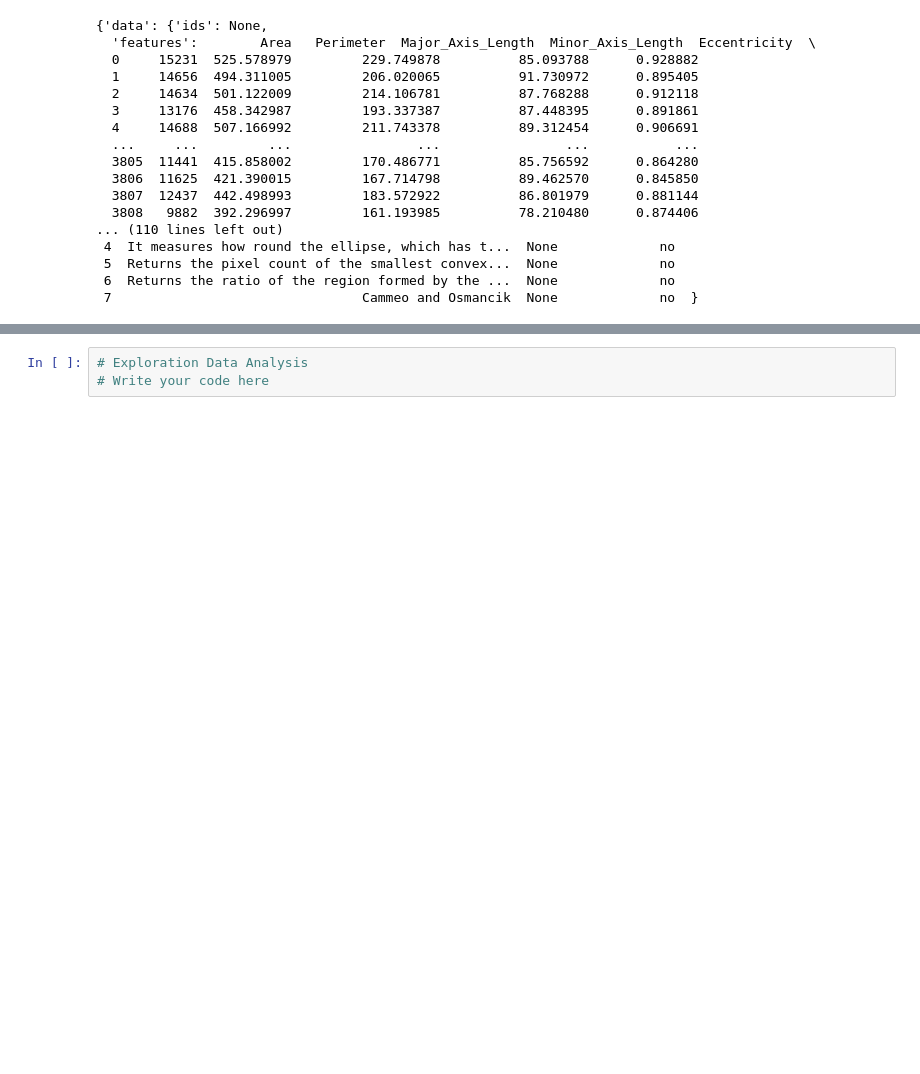
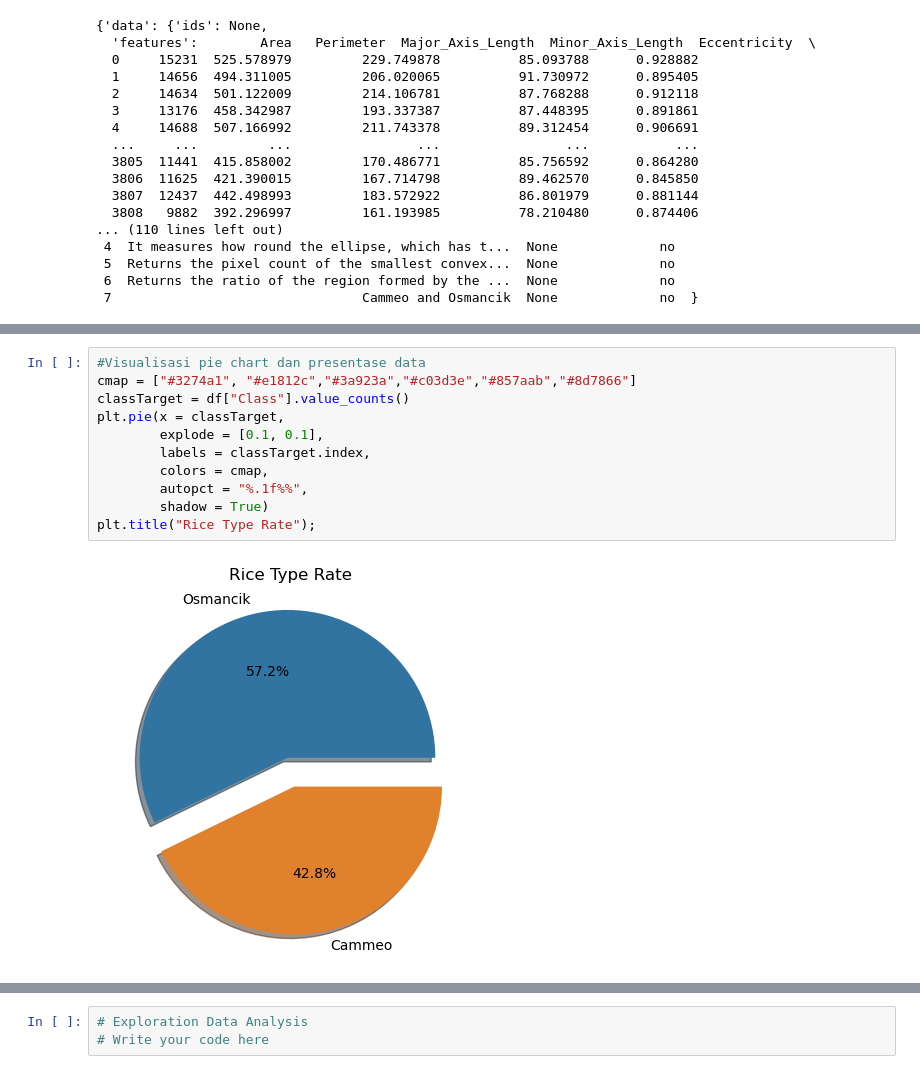
Before and after one commit to chiquitosaf/CLO4AI, a Jupyter notebook: Project-Based Assignment CLO-4.ipynb, the cells around one changed output, grey strips where cells are left out. Cells and saved outputs as stored; diff of their text form; blank space fills up the shorter version.

```diff
--- a/Project-Based Assignment CLO-4.ipynb
+++ b/Project-Based Assignment CLO-4.ipynb
@@ -75,0 +120,13 @@ df.head()
+# %%
+#Visualisasi pie chart dan presentase data
+cmap = ["#3274a1", "#e1812c","#3a923a","#c03d3e","#857aab","#8d7866"]
+classTarget = df["Class"].value_counts()
+plt.pie(x = classTarget,
+        explode = [0.1, 0.1],
+        labels = classTarget.index,
+        colors = cmap,
+        autopct = "%.1f%%",
+        shadow = True)
+plt.title("Rice Type Rate");
+# %% [output]
+[figure, added]
```
Also changed, not shown: parts of 20 cells of this notebook.
